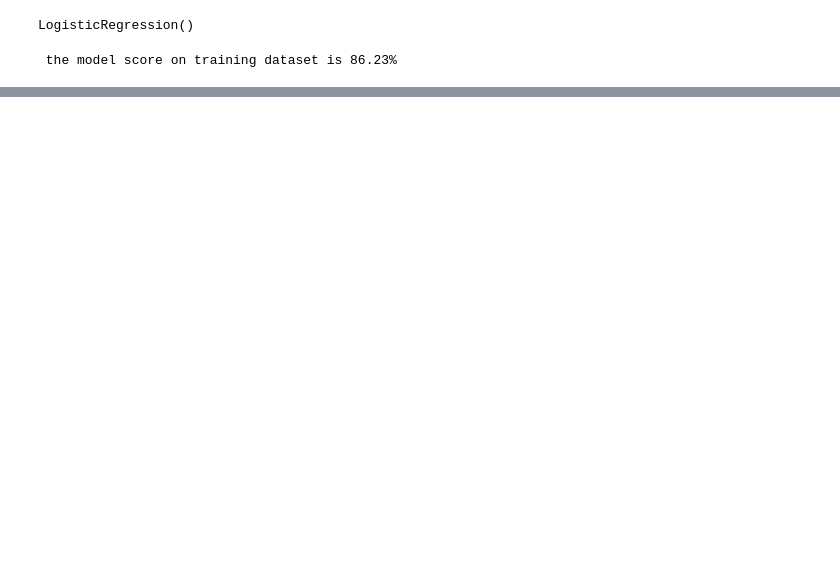
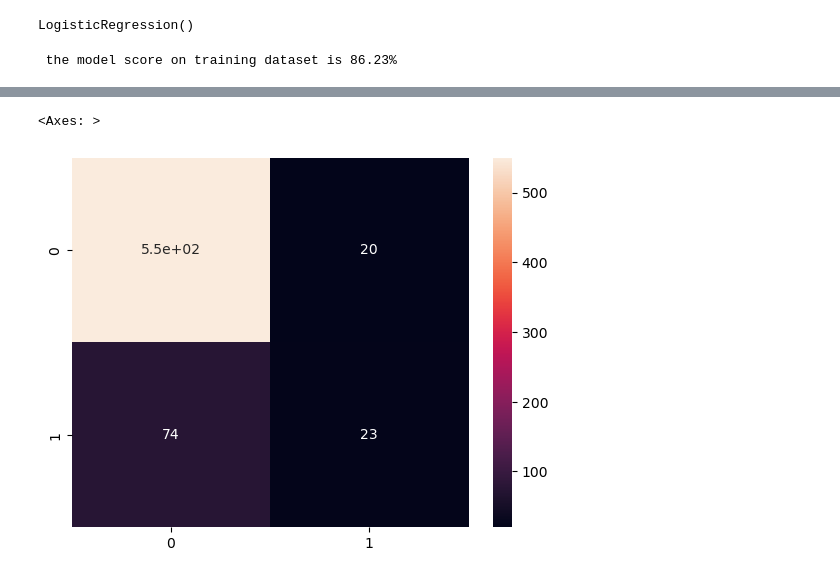
Before and after one commit to Muhadischol/Phase_Three_Project, a Jupyter notebook: Notebook/SyriaTel_Project.ipynb, the cells around one changed output, grey strips where cells are left out. Drawn from its saved outputs; the diff is of its cells as text; code cells hidden in the pictures; blank space fills up the shorter version.

```diff
--- a/Notebook/SyriaTel_Project.ipynb
+++ b/Notebook/SyriaTel_Project.ipynb
@@ -486,3 +492,6 @@ accuracy_score(y_test, y_pred)*100
 # %%
-# conf = confusion_matrix(y_test, y_pred)
-# sns.heatmap(conf, annot=True)
+conf = confusion_matrix(y_test, y_pred)
+sns.heatmap(conf, annot=True)
+# %% [output]
+<Axes: >
+[figure, added]
```
Also changed, not shown: parts of 8 cells of this notebook.
